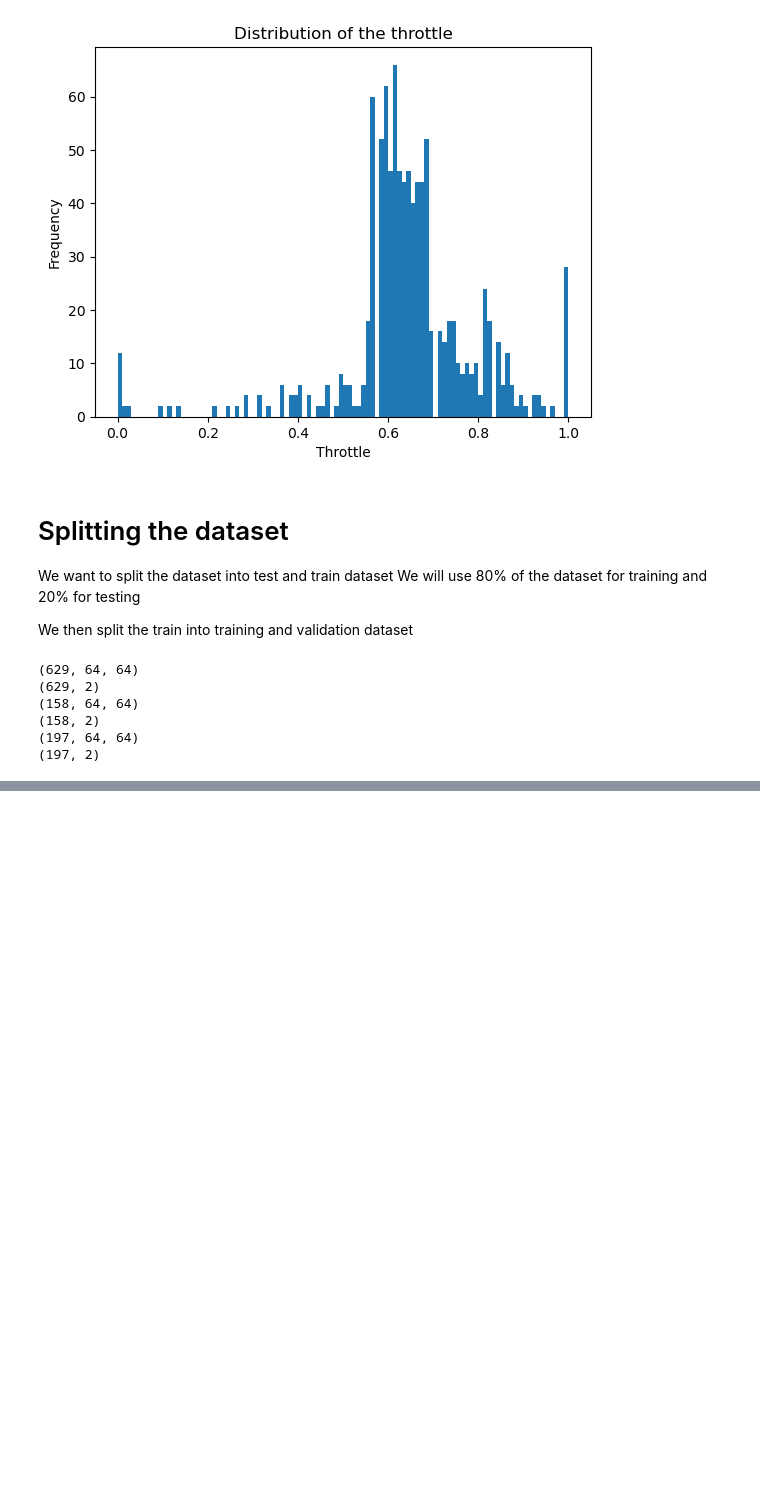
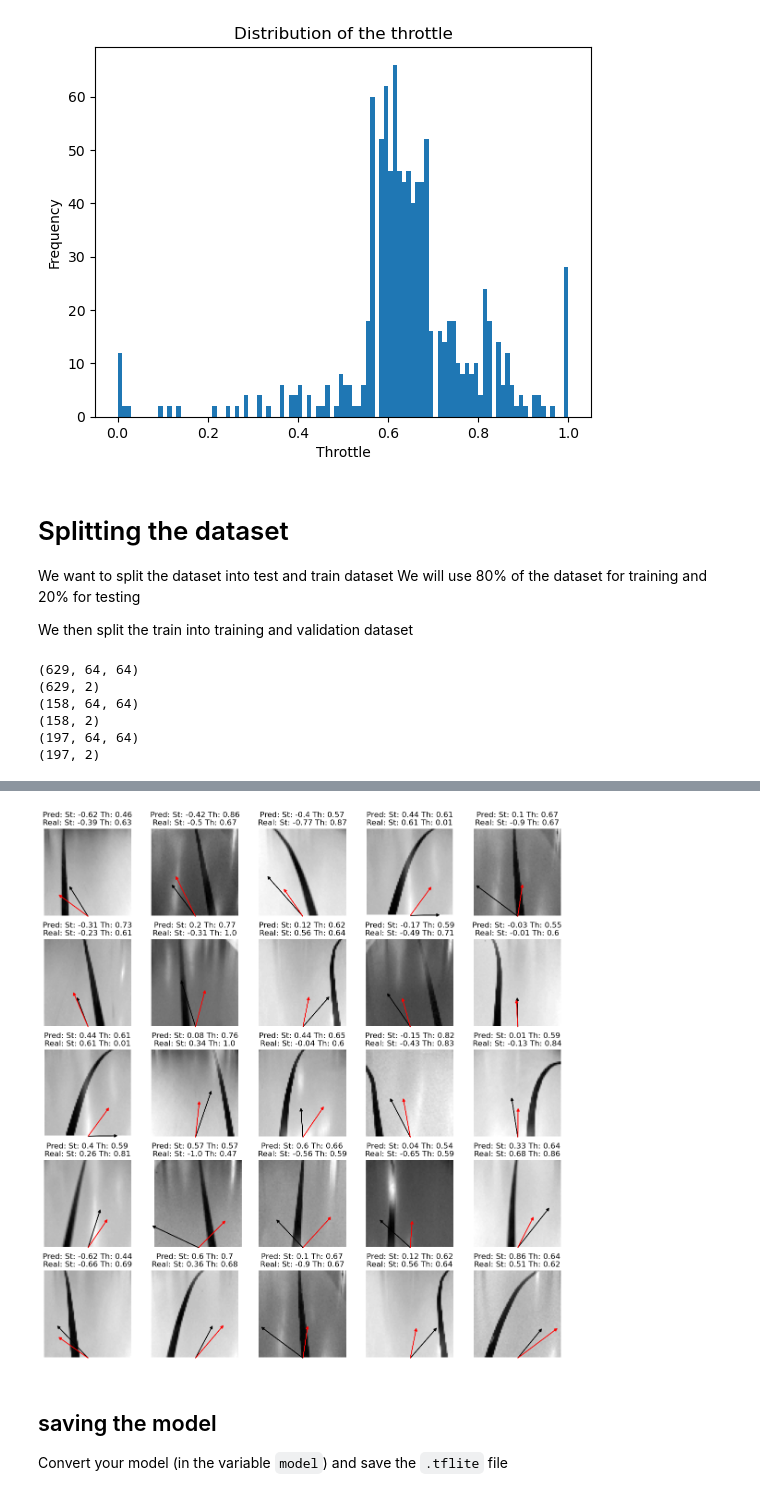
Before and after one commit to lucanatorvs/Applied_Artificial_Intelligence_Lab, a Jupyter notebook: project/trainingDataset.ipynb, the cells around one changed output, grey strips where cells are left out. Cells and saved outputs as stored; diff of their text form; code cells hidden in the pictures; blank space fills up the shorter version.

```diff
--- a/project/trainingDataset.ipynb
+++ b/project/trainingDataset.ipynb
@@ -200,0 +303,27 @@ we will use a simple CNN model to train the dataset
+# %%
+# the position of the arrow will be the middle bottom of the image, so the x position of the arrow will be the width of the image divided by 2
+arrow_x = image_shape[1]/2
+arrow_y = image_shape[0]
+
+# now take a fer images from the val set and predict the steering angle and throttle
+# plot the image and the predicted steering angle and throttle and the real steering angle and throttle
+fig, axs = plt.subplots(5, 5, figsize=(15, 15))
+fig.subplots_adjust(hspace = .2, wspace=.001)
+axs = axs.ravel()
+for i in range(25):
+    index = random.randint(0, X_val.shape[0])
+    axs[i].imshow(X_val[index], cmap='gray')
+    # predict the steering angle and throttle
+    st = model.predict(X_val[index].reshape(1, image_shape[0], image_shape[1], 1))[0][0]
+    th = model.predict(X_val[index].reshape(1, image_shape[0], image_shape[1], 1))[0][1]
+    axs[i].set_title("Pred: St: " + str(round(st, 2)) + " Th: " + str(round(th, 2)) + "\nReal: St: " + str(y_val[index][0]) + " Th: " + str(y_val[index][1]))
+    axs[i].axis('off')
+    # plot the image, the predicted steering angle and throttle and the real steering angle and throttle
+    # also draw a arrow with the predicted steering angle and throttle
+    # the arrow will be baced on the middle bottom of the image and will point up for throttle and left or right for steering angle
+    # the length of the arrow will be the throttle and the angle of the arrow will be the steering angle
+    # the length of the arrow will be between 0 and 1
+    # the angle of the arrow will be between -1 and 1
+    axs[i].arrow(arrow_x, arrow_y, y_val[index][0]*32, -y_val[index][1]*32, head_width=2, head_length=2, fc='k', ec='k')
+    axs[i].arrow(arrow_x, arrow_y, st*32, -th*32, head_width=2, head_length=2, fc='r', ec='r')
+# %% [output]
@@ -200,0 +347,5 @@ we will use a simple CNN model to train the dataset
+[figure, added]
+# %% [markdown]
+## saving the model
+
+Convert your model (in the variable `model`) and save the `.tflite` file
```
Also changed, not shown: parts of 11 cells of this notebook, 1 other file.
